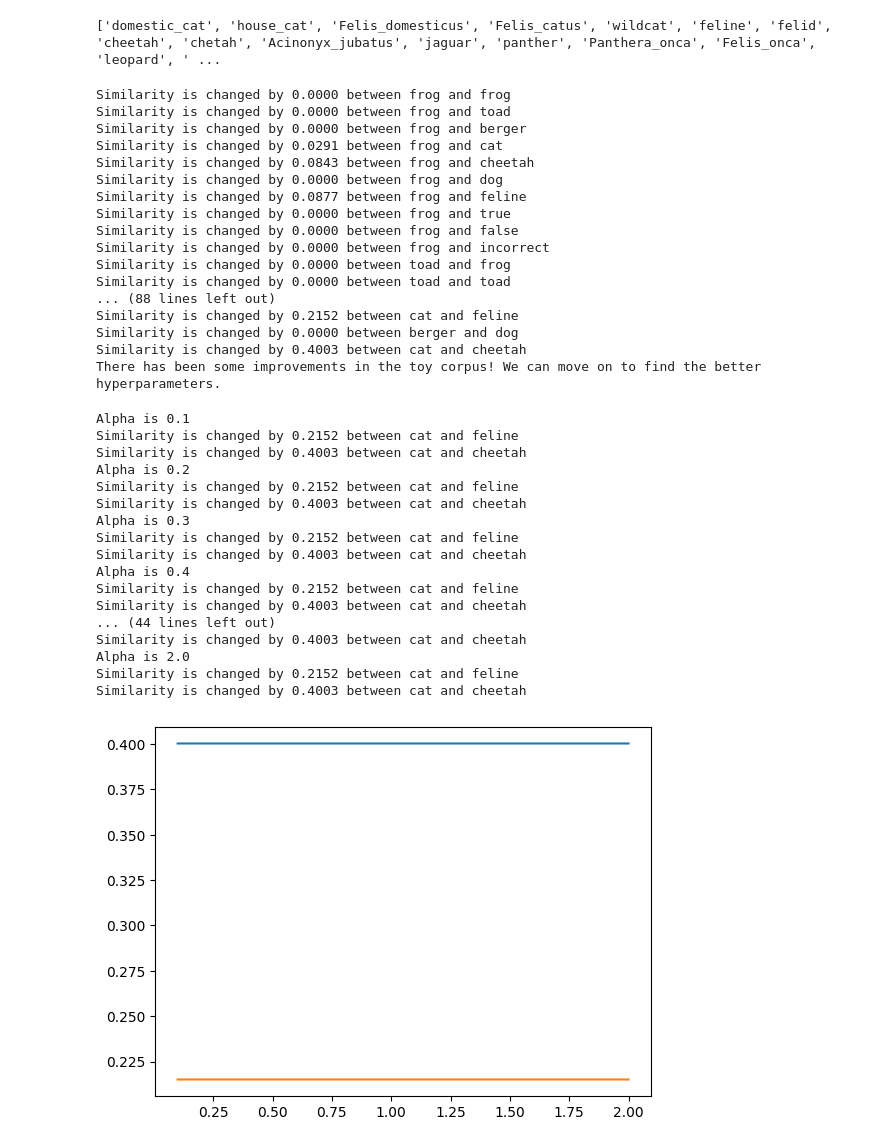
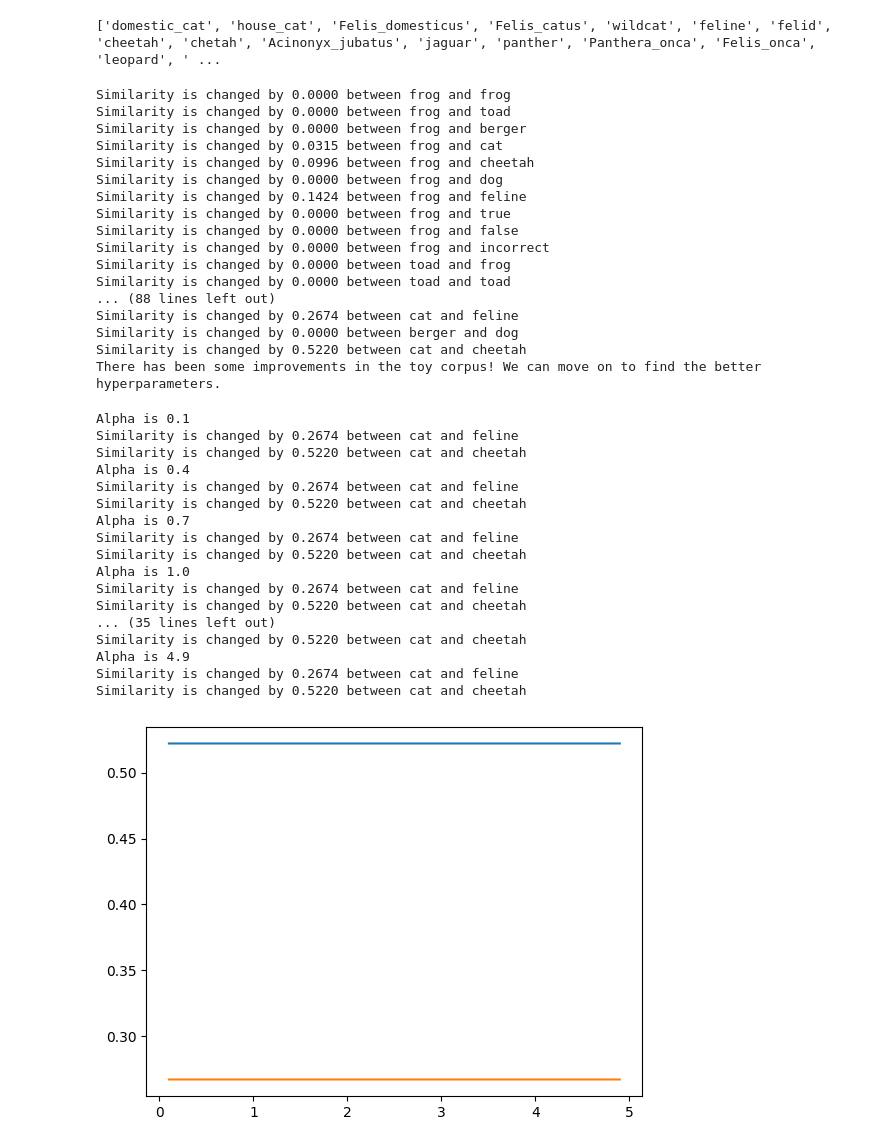
Before and after one commit to HIEUNT1610/ML2-Project, a Jupyter notebook: Work/Algorithm.ipynb, the cells around one changed output. Saved outputs shown, nothing was run; the diff lists cells and outputs as text; code cells hidden in the pictures.

```diff
--- a/Work/Algorithm.ipynb
+++ b/Work/Algorithm.ipynb
@@ -117,12 +117,12 @@ def retrofit(wordVecs, lexicon, numIters, alpha = 1, beta = 2): # wordVecs is a
       #no neighbours, pass - use data estimate
       if numNeighbours == 0:
         continue
-      # the weight of the data estimate if the number of neighbours
-      newVec = alpha * numNeighbours * wordVecs[word] #alpha = 1
-      # loop over neighbours and add to new vector (currently with weight 1)
+      # the weight of the old vector is alpha*numNeighbours
+      newVec = alpha * wordVecs[word] * numNeighbours
+      # loop over neighbours and add to new vector (currently with weight beta)
       for ppWord in wordNeighbours:
-        newVec += newWordVecs[ppWord]
-      newWordVecs[word] = newVec/(beta * numNeighbours) #beta = 2
+        newVec += beta * newWordVecs[ppWord]
+      newWordVecs[word] = newVec/(numNeighbours)
   return newWordVecs
 # %%
 # Transform the toy corpus into a wordVecs dictionary:
@@ -176,60 +176,60 @@ print('There has been some improvements in the toy corpus! We can move on to fin
 Similarity is changed by 0.0000 between frog and frog
 Similarity is changed by 0.0000 between frog and toad
 Similarity is changed by 0.0000 between frog and berger
-Similarity is changed by 0.0291 between frog and cat
-Similarity is changed by 0.0843 between frog and cheetah
+Similarity is changed by 0.0315 between frog and cat
+Similarity is changed by 0.0996 between frog and cheetah
 Similarity is changed by 0.0000 between frog and dog
-Similarity is changed by 0.0877 between frog and feline
+Similarity is changed by 0.1424 between frog and feline
 Similarity is changed by 0.0000 between frog and true
 Similarity is changed by 0.0000 between frog and false
 Similarity is changed by 0.0000 between frog and incorrect
 Similarity is changed by 0.0000 between toad and frog
 Similarity is changed by 0.0000 between toad and toad
 ... (88 lines left out)
-Similarity is changed by 0.2152 between cat and feline
+Similarity is changed by 0.2674 between cat and feline
 Similarity is changed by 0.0000 between berger and dog
-Similarity is changed by 0.4003 between cat and cheetah
+Similarity is changed by 0.5220 between cat and cheetah
 There has been some improvements in the toy corpus! We can move on to find the better hyperparameters.
 # %%
 # Test different hyperparameters:
 # Test alpha:
 improvement_cheetah = []
 improvement_feline = []
-for alpha in np.arange(0.1, 2.1, 0.1):
+for alpha in np.arange(0.1, 5.1, 0.3):
     newWordVecs = retrofit(toy_wordVecs, lexicon, numIters = 10, alpha = alpha, beta = 2)
     retro_similarity_matrix = np.zeros((len(vec_toy_corpus), len(vec_toy_corpus)))
     for i in range(len(vec_toy_corpus)):
         for j in range(len(vec_toy_corpus)):
             retro_similarity_matrix[i][j] = cosine_similarity(newWordVecs[toy_corpus[i]], newWordVecs[toy_corpus[j]])
     print(f'Alpha is {alpha:.1f}')
     print(f'Similarity is changed by {retro_similarity_matrix[3][6] - similarity_matrix[3][6]:.4f} between {toy_corpus[3]} and {toy_corpus[6]}')
     print(f'Similarity is changed by {retro_similarity_matrix[3][4] - similarity_matrix[3][4]:.4f} between {toy_corpus[3]} and {toy_corpus[4]}')
     improvement_feline.append(retro_similarity_matrix[3][6] - similarity_matrix[3][6])
     improvement_cheetah.append(retro_similarity_matrix[3][4] - similarity_matrix[3][4])
 
 # Plot the results:
-plt.plot(np.arange(0.1, 2.1, 0.1), improvement_cheetah, label = 'cheetah')
-plt.plot(np.arange(0.1, 2.1, 0.1), improvement_feline, label = 'feline')
+plt.plot(np.arange(0.1, 5.1, 0.3), improvement_cheetah, label = 'cheetah')
+plt.plot(np.arange(0.1, 5.1, 0.3), improvement_feline, label = 'feline')
 plt.show()
 # %% [output]
 Alpha is 0.1
-Similarity is changed by 0.2152 between cat and feline
-Similarity is changed by 0.4003 between cat and cheetah
-Alpha is 0.2
-Similarity is changed by 0.2152 between cat and feline
-Similarity is changed by 0.4003 between cat and cheetah
-Alpha is 0.3
-Similarity is changed by 0.2152 between cat and feline
-Similarity is changed by 0.4003 between cat and cheetah
+Similarity is changed by 0.2674 between cat and feline
+Similarity is changed by 0.5220 between cat and cheetah
 Alpha is 0.4
-Similarity is changed by 0.2152 between cat and feline
-Similarity is changed by 0.4003 between cat and cheetah
-... (44 lines left out)
-Similarity is changed by 0.4003 between cat and cheetah
-Alpha is 2.0
-Similarity is changed by 0.2152 between cat and feline
-Similarity is changed by 0.4003 between cat and cheetah
+Similarity is changed by 0.2674 between cat and feline
+Similarity is changed by 0.5220 between cat and cheetah
+Alpha is 0.7
+Similarity is changed by 0.2674 between cat and feline
+Similarity is changed by 0.5220 between cat and cheetah
+Alpha is 1.0
+Similarity is changed by 0.2674 between cat and feline
+Similarity is changed by 0.5220 between cat and cheetah
+... (35 lines left out)
+Similarity is changed by 0.5220 between cat and cheetah
+Alpha is 4.9
+Similarity is changed by 0.2674 between cat and feline
+Similarity is changed by 0.5220 between cat and cheetah
-[figure, old version]
+[figure, new version]
 # %%
 # Test beta:
 improvement_feline = []
```
Also changed, not shown: parts of 2 cells of this notebook.
